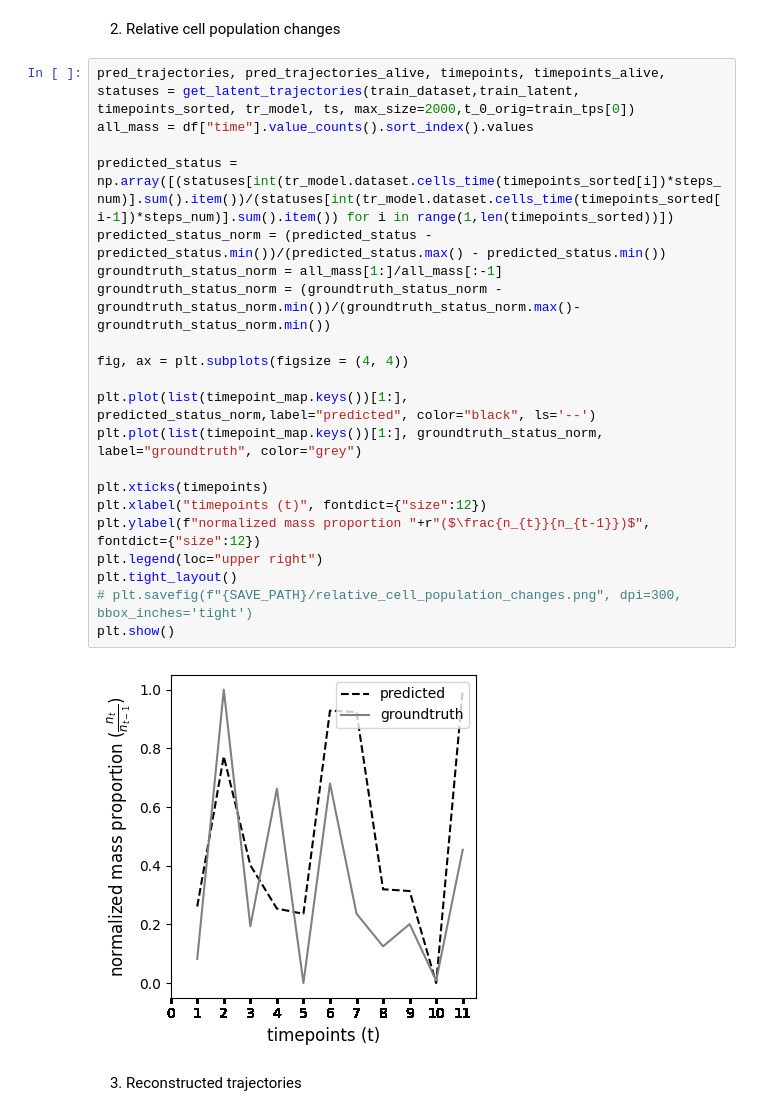
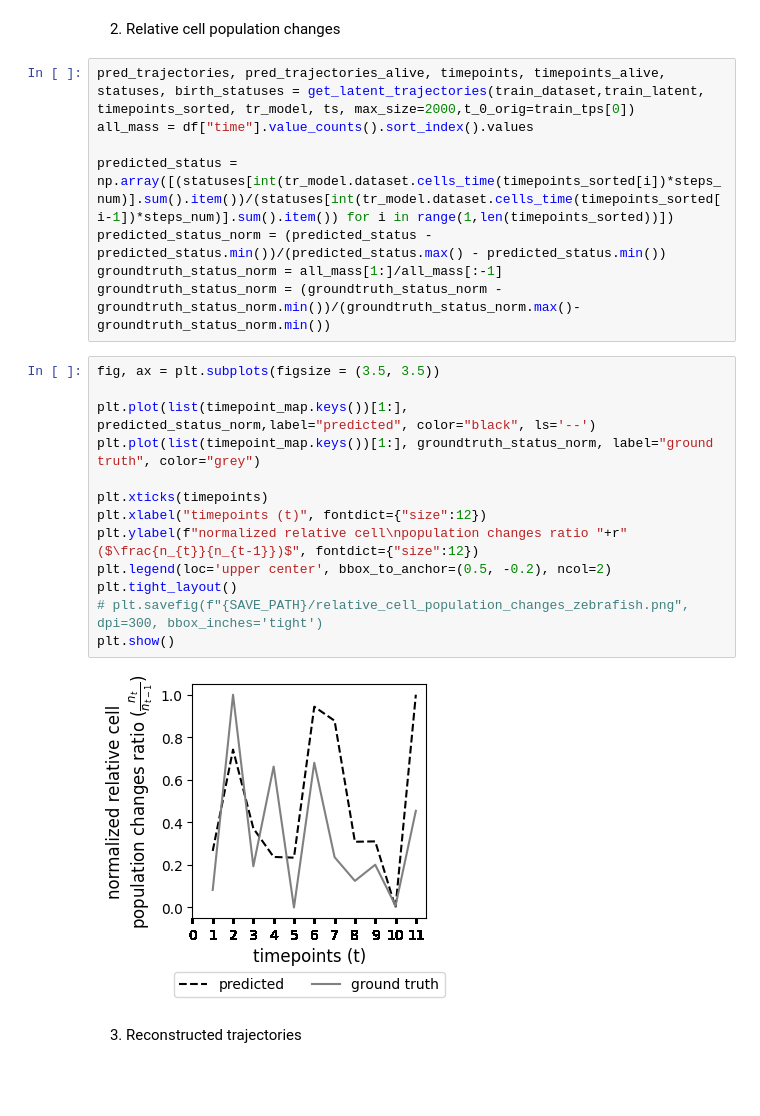
Before and after one commit to mahdi-shafiei/ARTEMIS, a Jupyter notebook: notebooks/downstream_analysis_zebrafish.ipynb, the cells around one changed output. Drawn from its saved outputs; the diff is of its cells as text; blank space fills up the shorter version.

```diff
--- a/notebooks/downstream_analysis_zebrafish.ipynb
+++ b/notebooks/downstream_analysis_zebrafish.ipynb
@@ -154,27 +177,27 @@ Text(0.5, 1.0, 'held-out data: reconstructed gene expression')
 # %% [markdown]
 2. Relative cell population changes
 # %%
-pred_trajectories, pred_trajectories_alive, timepoints, timepoints_alive, statuses = get_latent_trajectories(train_dataset,train_latent, timepoints_sorted, tr_model, ts, max_size=2000,t_0_orig=train_tps[0])
+pred_trajectories, pred_trajectories_alive, timepoints, timepoints_alive, statuses, birth_statuses = get_latent_trajectories(train_dataset,train_latent, timepoints_sorted, tr_model, ts, max_size=2000,t_0_orig=train_tps[0])
 all_mass = df["time"].value_counts().sort_index().values
 
 predicted_status = np.array([(statuses[int(tr_model.dataset.cells_time(timepoints_sorted[i])*steps_num)].sum().item())/(statuses[int(tr_model.dataset.cells_time(timepoints_sorted[i-1])*steps_num)].sum().item()) for i in range(1,len(timepoints_sorted))])
 predicted_status_norm = (predicted_status - predicted_status.min())/(predicted_status.max() - predicted_status.min())
 groundtruth_status_norm = all_mass[1:]/all_mass[:-1]
 groundtruth_status_norm = (groundtruth_status_norm - groundtruth_status_norm.min())/(groundtruth_status_norm.max()-groundtruth_status_norm.min())
-
-fig, ax = plt.subplots(figsize = (4, 4))
-
-plt.plot(list(timepoint_map.keys())[1:], predicted_status_norm,label="predicted", color="black", ls='--')
-plt.plot(list(timepoint_map.keys())[1:], groundtruth_status_norm, label="groundtruth", color="grey")
-
-plt.xticks(timepoints)
-plt.xlabel("timepoints (t)", fontdict={"size":12})
-plt.ylabel(f"normalized mass proportion "+r"($\frac{n_{t}}{n_{t-1}})$", fontdict={"size":12})
-plt.legend(loc="upper right")
-plt.tight_layout()
-# plt.savefig(f"{SAVE_PATH}/relative_cell_population_changes.png", dpi=300, bbox_inches='tight')
-plt.show()
-# %% [output]
-[figure, removed]
+# %%
+fig, ax = plt.subplots(figsize = (3.5, 3.5))
+
+plt.plot(list(timepoint_map.keys())[1:], predicted_status_norm,label="predicted", color="black", ls='--')
+plt.plot(list(timepoint_map.keys())[1:], groundtruth_status_norm, label="ground truth", color="grey")
+
+plt.xticks(timepoints)
+plt.xlabel("timepoints (t)", fontdict={"size":12})
+plt.ylabel(f"normalized relative cell\npopulation changes ratio "+r"($\frac{n_{t}}{n_{t-1}})$", fontdict={"size":12})
+plt.legend(loc='upper center', bbox_to_anchor=(0.5, -0.2), ncol=2)
+plt.tight_layout()
+# plt.savefig(f"{SAVE_PATH}/relative_cell_population_changes_zebrafish.png", dpi=300, bbox_inches='tight')
+plt.show()
+# %% [output]
+[figure, added]
 # %% [markdown]
 3. Reconstructed trajectories
```
Also changed, not shown: parts of 13 cells of this notebook, 2 other files.
